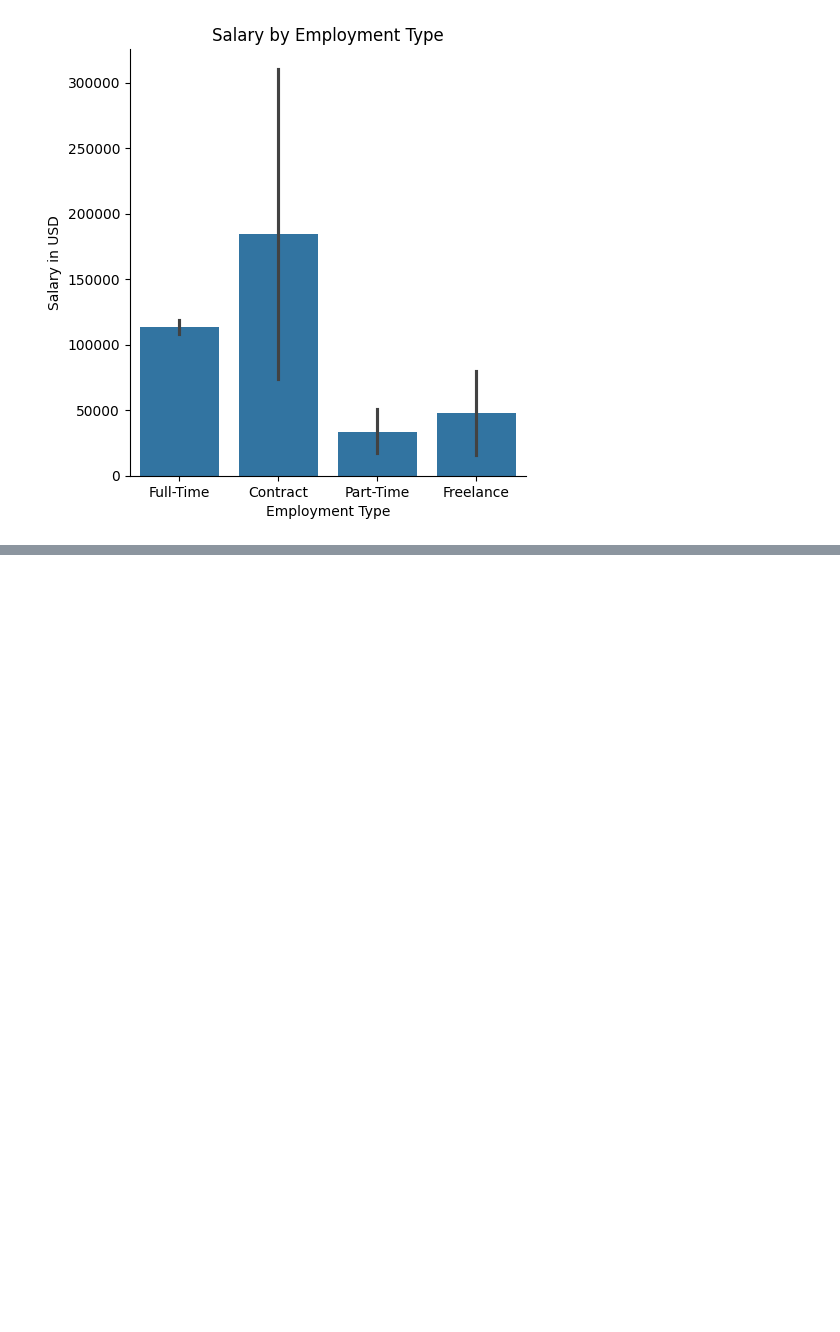
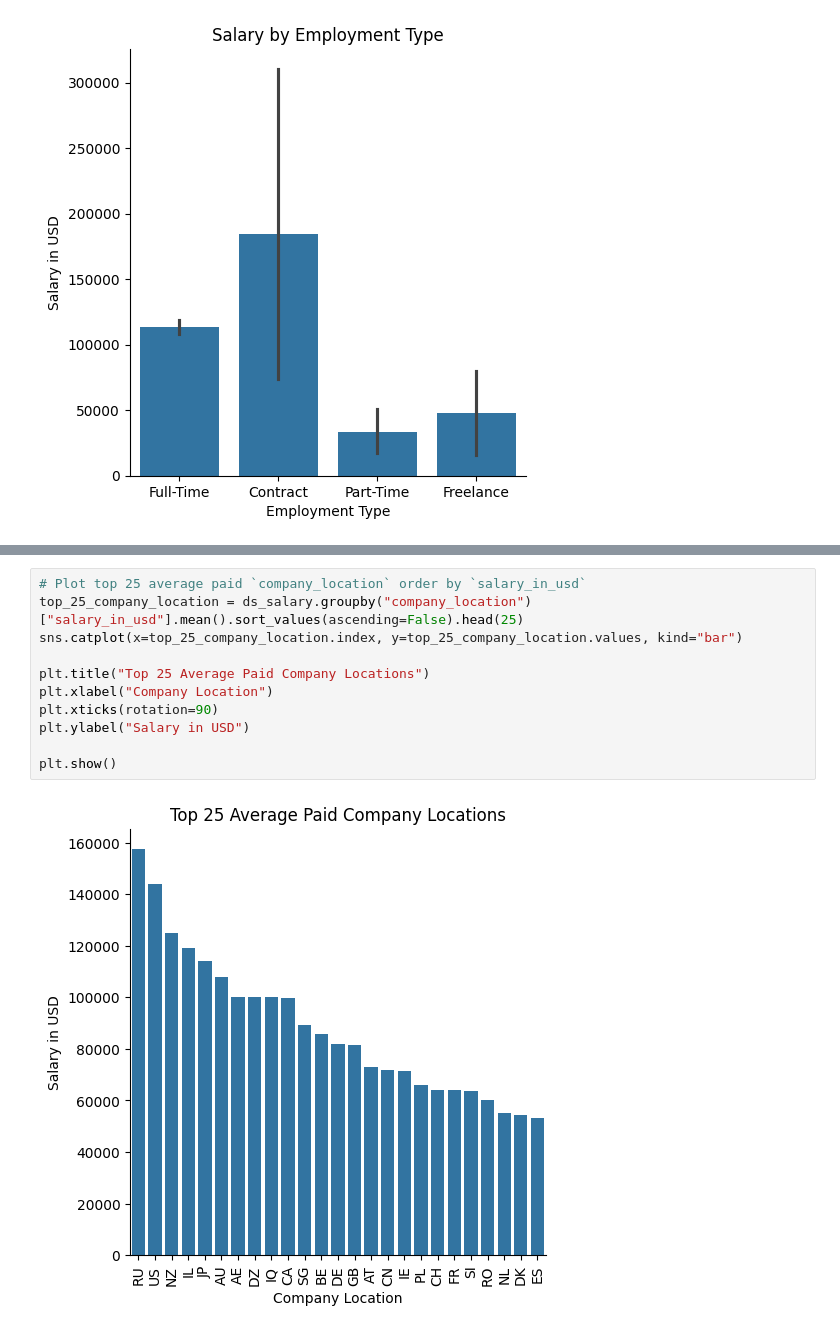
Before and after one commit to chriscolomb/seng474-project, a Jupyter notebook: notebook.ipynb, the cells around one changed output, grey strips where cells are left out. Drawn from its saved outputs; the diff is of its cells as text; blank space fills up the shorter version.

```diff
--- a/notebook.ipynb
+++ b/notebook.ipynb
@@ -309,0 +332,13 @@ plt.show()
+# %%
+# Plot top 25 average paid `company_location` order by `salary_in_usd`
+top_25_company_location = ds_salary.groupby("company_location")["salary_in_usd"].mean().sort_values(ascending=False).head(25)
+sns.catplot(x=top_25_company_location.index, y=top_25_company_location.values, kind="bar")
+
+plt.title("Top 25 Average Paid Company Locations")
+plt.xlabel("Company Location")
+plt.xticks(rotation=90)
+plt.ylabel("Salary in USD")
+
+plt.show()
+# %% [output]
+[figure, added]
```
Also changed, not shown: parts of 5 cells of this notebook.
